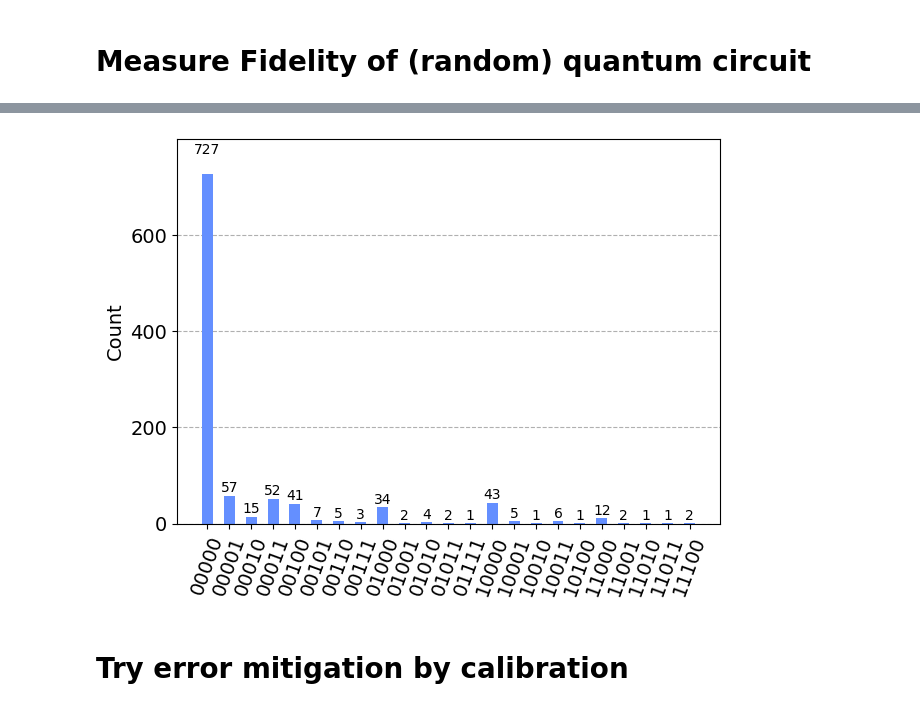
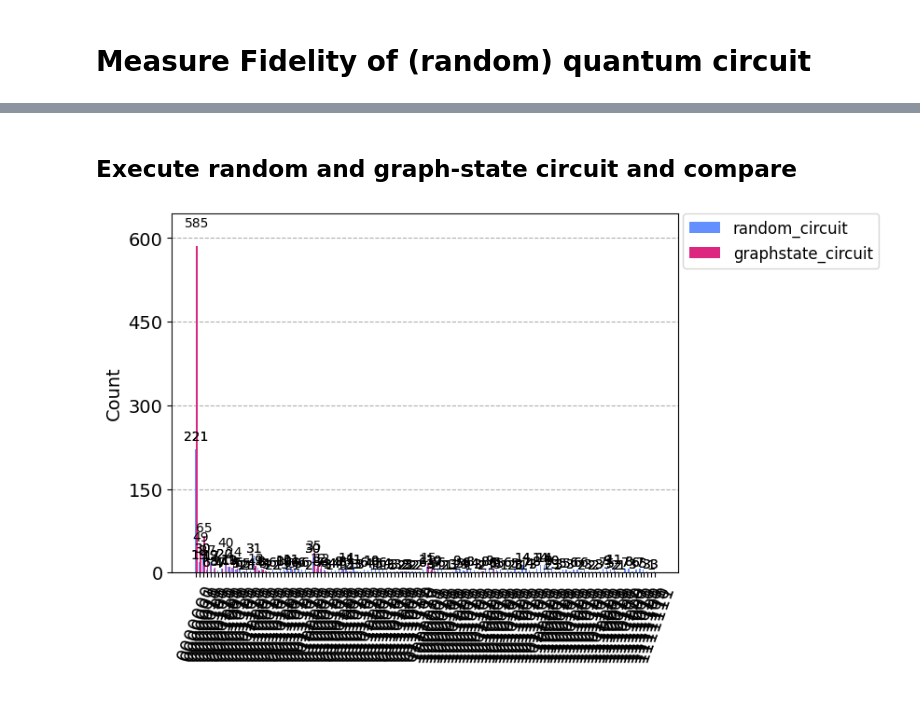
Before and after one commit to MarcMaussner/quantum_playground, a Jupyter notebook: 2023_world_of_quantum/Clifford_Barrier_Fidelity.ipynb, the cells around one changed output, grey strips where cells are left out. Saved outputs shown, nothing was run; the diff lists cells and outputs as text; code cells hidden in the pictures.

```diff
--- a/2023_world_of_quantum/Clifford_Barrier_Fidelity.ipynb
+++ b/2023_world_of_quantum/Clifford_Barrier_Fidelity.ipynb
@@ -35,5 +67,5 @@ circ1.draw('mpl')
 # %%
 # now insert barrier and reverse -> result, when executing shall ideally be |0...0>
-circ1_full = reverse_and_compose(circ1)
-circ1_full.draw('mpl')
+rand_circ_full = reverse_and_compose(rand_circ)
+rand_circ_full.draw('mpl')
 # %% [output]
@@ -50,0 +76,17 @@ plot_histogram(counts)
+# %%
+# create Graphstate (example clifford) circuit
+from qiskit.circuit.library import GraphState
+
+num_qubits = 7
+
+# adjacency matrix for `ibmq_casablanca`
+adjmat = [
+    [0, 1, 0, 0, 1, 0, 1],
+    [1, 0, 1, 1, 0, 0, 0],
+    [0, 1, 0, 0, 0, 0, 0],
+    [0, 1, 0, 0, 0, 1, 0],
+    [1, 0, 0, 0, 0, 1, 0],
+    [0, 0, 0, 1, 1, 0, 1],
+    [1, 0, 0, 0, 0, 1, 0]]
+graph_state_circuit = GraphState(adjmat)
+graph_state_circuit.decompose().decompose().draw('mpl')
@@ -50,0 +102,4 @@ plot_histogram(counts)
+# %%
+# now insert barrier and reverse -> result, when executing shall ideally be |0...0>
+graph_state_circuit_full = reverse_and_compose(graph_state_circuit)
+graph_state_circuit_full.decompose().decompose().draw('mpl')
@@ -51,12 +108,13 @@ plot_histogram(counts)
+# %% [markdown]
+## Execute random and graph-state circuit and compare
 # %%
 # now on noise hw
-backend = FakeManilaV2()
+backend_hw = FakeMumbaiV2()
 
-job = execute(circ1_full, backend)
+job = execute([rand_circ_full, graph_state_circuit_full], backend_hw)
 result = job.result()
-counts = result.get_counts()
-plot_histogram(counts)
+counts_rand = result.get_counts(0)
+counts_graph = result.get_counts(1)
+plot_histogram([counts_rand, counts_graph], legend=['random_circuit','graphstate_circuit'])
 # %% [output]
-[figure, old version]
+[figure, new version]
-# %% [markdown]
-# Try error mitigation by calibration
```
Also changed, not shown: parts of 19 cells of this notebook.
